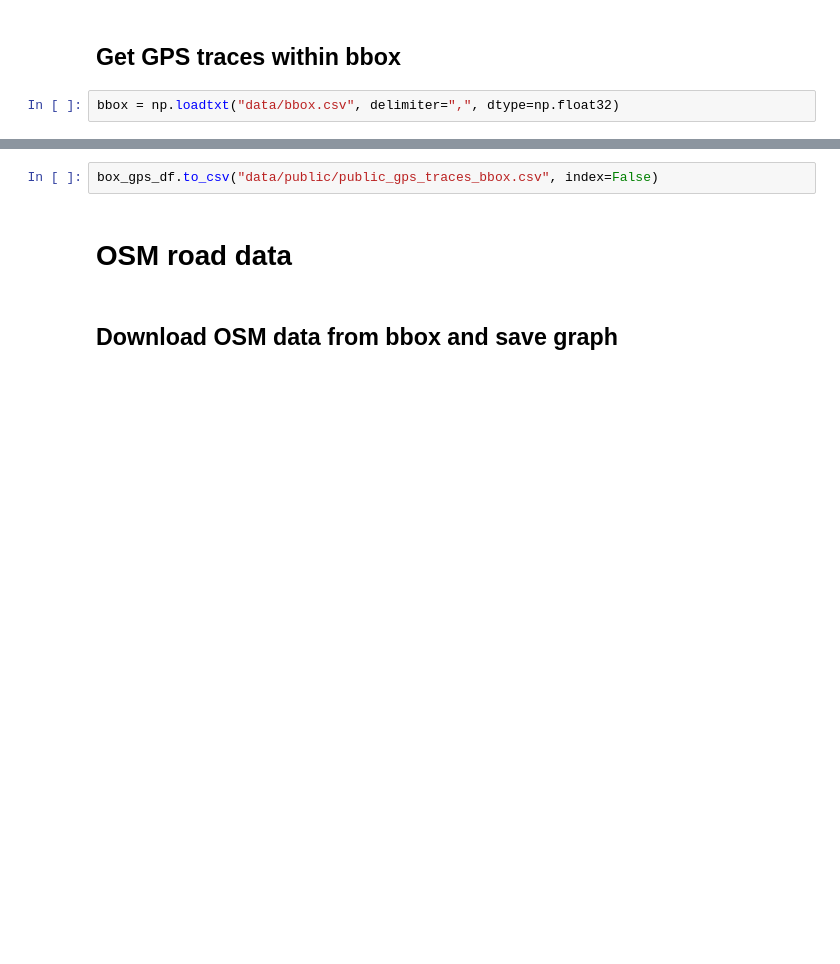
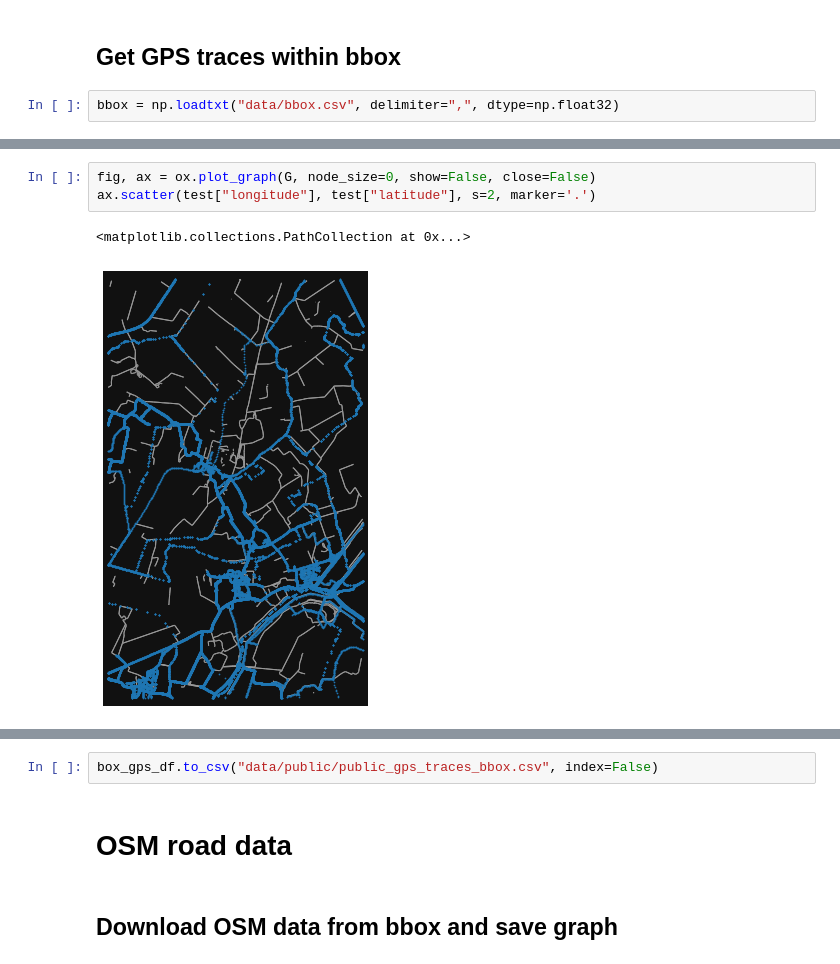
Before and after one commit to Andrewwango/prow-map, a Jupyter notebook: download_data.ipynb, the cells around one changed output, grey strips where cells are left out. Saved outputs shown, nothing was run; the diff lists cells and outputs as text; blank space fills up the shorter version.

```diff
--- a/download_data.ipynb
+++ b/download_data.ipynb
@@ -165,0 +203,6 @@ bbox = np.loadtxt("data/bbox.csv", delimiter=",", dtype=np.float32)
+# %%
+fig, ax = ox.plot_graph(G, node_size=0, show=False, close=False)
+ax.scatter(test["longitude"], test["latitude"], s=2, marker='.')
+# %% [output]
+<matplotlib.collections.PathCollection at 0x...>
+[figure, added]
```
Also changed, not shown: parts of 47 cells of this notebook, 7 other files.
